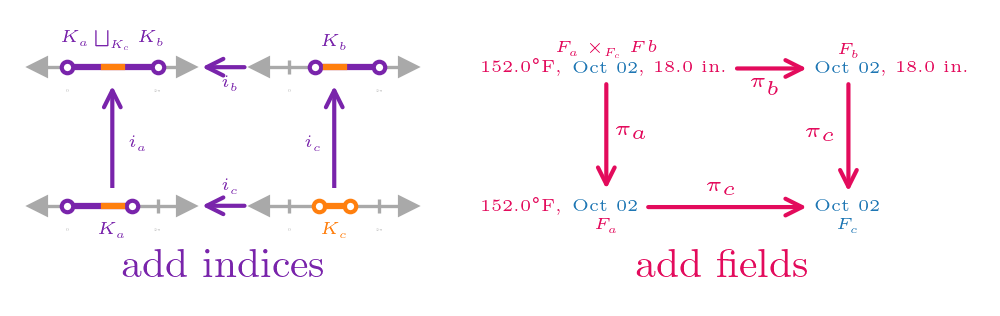
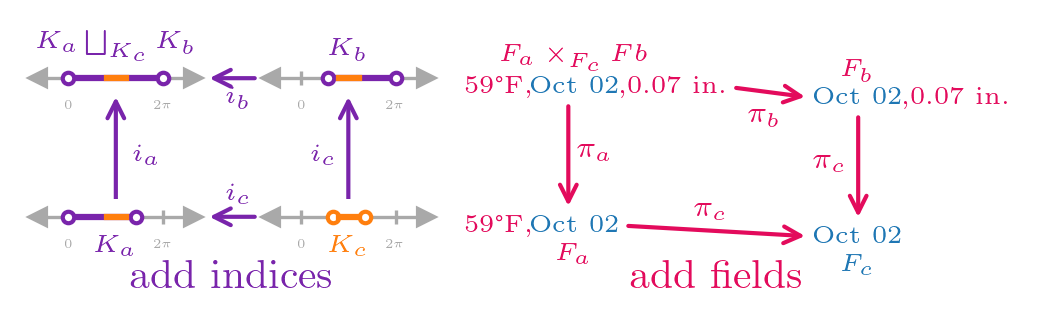
The change to this notebook cell's code, shown as a diff; its figure went from the first image to the second:
--- before
+++ after
@@ -1,5 +1,5 @@
 fig, axd = plt.subplot_mosaic([['k', 'f']], figsize=(3.5,.75))
-plot_base(axd['k'], fontsize_scale=-6)
-plot_fiber(axd['f'], fontsize_scale=-5)
+plot_base(axd['k'], fontsize_scale=-4)
+plot_fiber(axd['f'], fontsize_scale=-3)
 
 axd['k'].text(.5, -.25, "add indices", ha='center', va='top', 
@@ -10,4 +10,5 @@
 axd['k'].axis('off')
 axd['f'].axis('off')
+plt.subplots_adjust(wspace=.1)
 fig.savefig(paper_path/'more_records.pdf', bbox_inches='tight', backend='pgf')
 fig.savefig(paper_path/'more_records.png', bbox_inches='tight')

Commit: topoinviz submission